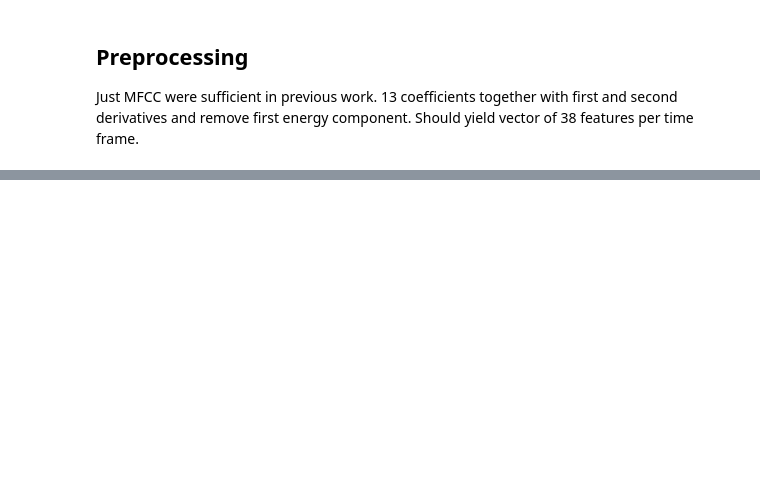
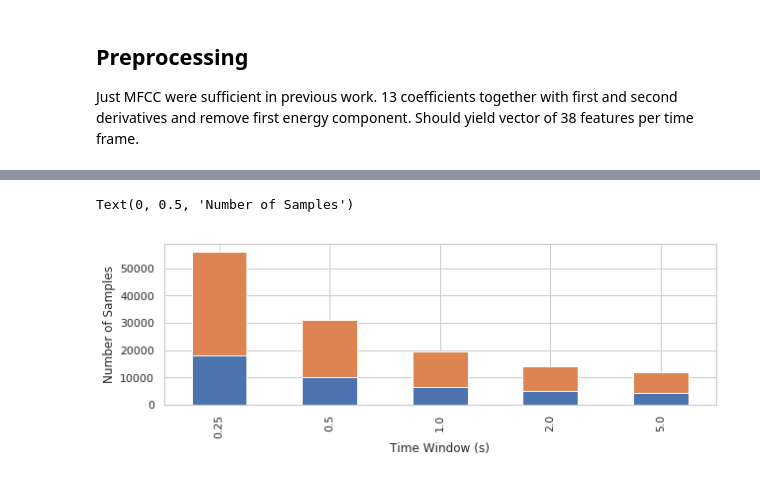
Before and after one commit to DeanPFZ/deep-audio-public, a Jupyter notebook: src/MFCC Data Statistics.ipynb, the cells around one changed output, grey strips where cells are left out. Saved outputs shown, nothing was run; the diff lists cells and outputs as text; code cells hidden in the pictures; blank space fills up the shorter version.

```diff
--- a/src/MFCC Data Statistics.ipynb
+++ b/src/MFCC Data Statistics.ipynb
@@ -203,0 +161,13 @@ TypeError: list indices must be integers or slices, not Series
+# %%
+h_class = pd.concat(h_class_unique, ignore_index=True)
+h_class['Time Window (s)'] = h_class['blocksize'] / SR
+
+h_class = h_class[['Time Window (s)', 'h_target', 'mfcc_2_std']]
+h_class.columns = ['Time Window (s)', 'h_target', 'count']
+
+h_class = h_class.pivot(index='Time Window (s)', columns='h_target', values='count')
+ax = h_class.plot.bar(stacked=True, figsize=(10,3), legend=False)
+ax.set_ylabel('Number of Samples')
+# %% [output]
+Text(0, 0.5, 'Number of Samples')
+[figure, added]
```
Also changed, not shown: parts of 28 cells of this notebook, 25 other files.
